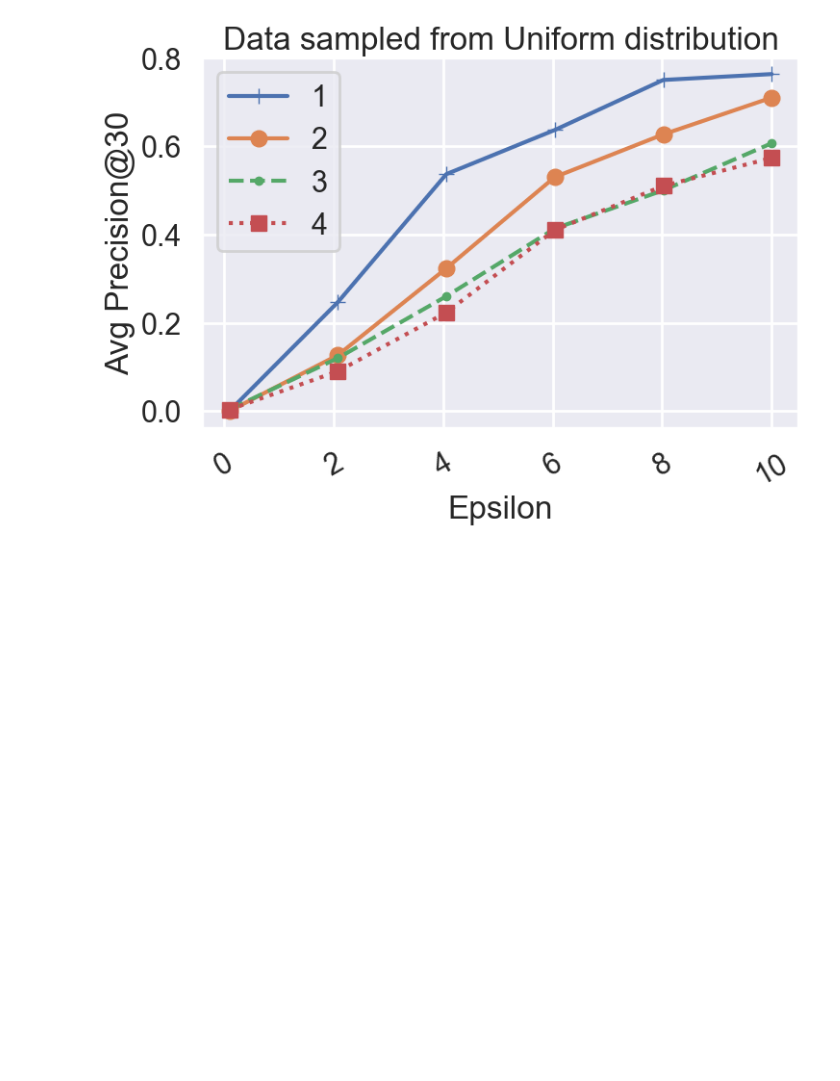
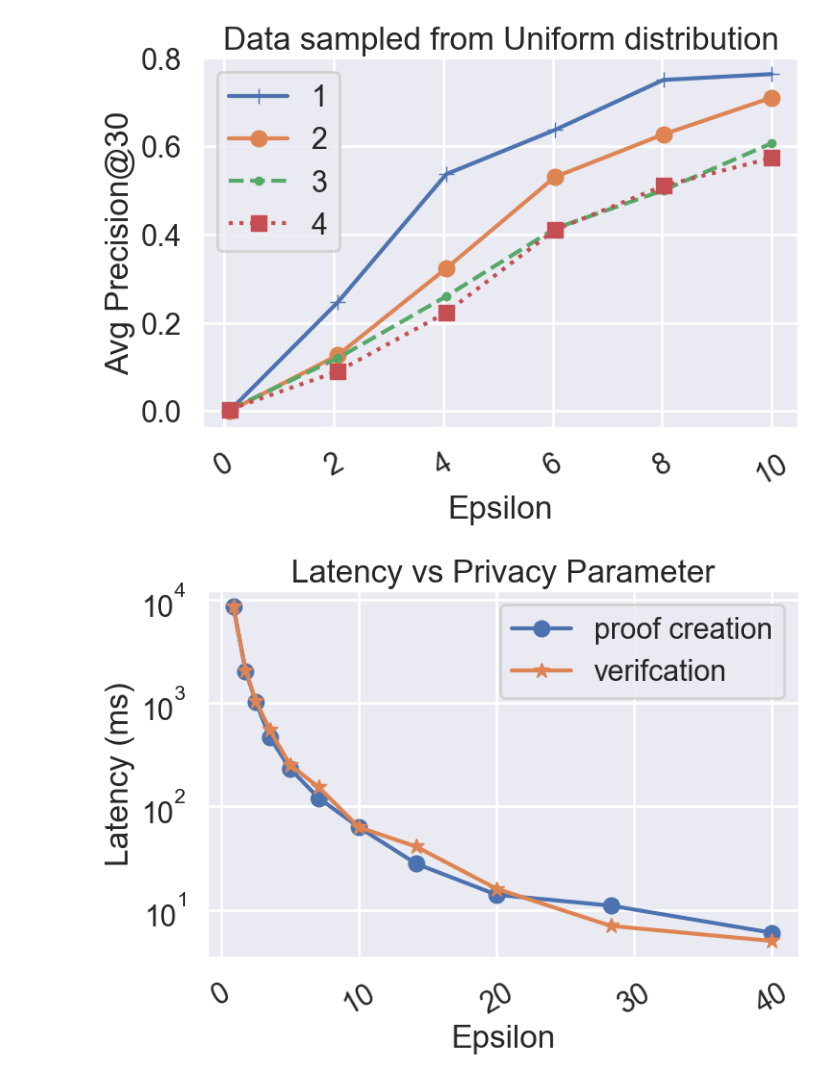
Before and after one commit to abiswas3/Verifiable-Differential-Privacy, a Jupyter notebook: scripts_for_paper/UsensixPlots.ipynb, the cells around one changed output. Saved outputs shown, nothing was run; the diff lists cells and outputs as text; code cells hidden in the pictures; blank space fills up the shorter version.

```diff
--- a/scripts_for_paper/UsensixPlots.ipynb
+++ b/scripts_for_paper/UsensixPlots.ipynb
@@ -196,3 +200,30 @@ ax.set_title('Data sampled from Uniform distribution')
 # %% [output]
 Text(0.5, 1.0, 'Data sampled from Uniform distribution')
 [figure]
+# %%
+# cargo run --example counting_query
+time = {
+    40: [6, 5, 128],
+    28.284271247461902: [11, 7, 256],
+    20: [14, 16, 512],
+    14.142135623730951: [28, 41, 1024],
+    10: [63, 63, 2048],
+    7.0710678118654755: [121, 154, 4096],
+    5: [232, 253, 8192],
+    3.5355339059327378: [466, 549, 16384],
+    2.5: [1038, 1057, 32768],
+    1.7677669529663689: [2054, 2079, 65536],
+    0.8838834764831844: [8599, 8592, 262144],
+
+}
+# %%
+df = pd.DataFrame(time, index=['proof creation', 'verifcation', 'number of coins'])
+# %%
+ax = df.T[['proof creation', 'verifcation']].plot(figsize=(8, 5), style=['o-','*-','.--','s:'])
+ax.set_xlabel('Epsilon')
+ax.set_ylabel('Latency (ms)')
+ax.set_xticklabels(ax.get_xticklabels(), rotation=30);
+ax.set_title('Latency vs Privacy Parameter')
+ax.set_yscale('log')
+# %% [output]
+[figure, added]
```
Also changed, not shown: parts of 1 cell of this notebook, 9 other files.
